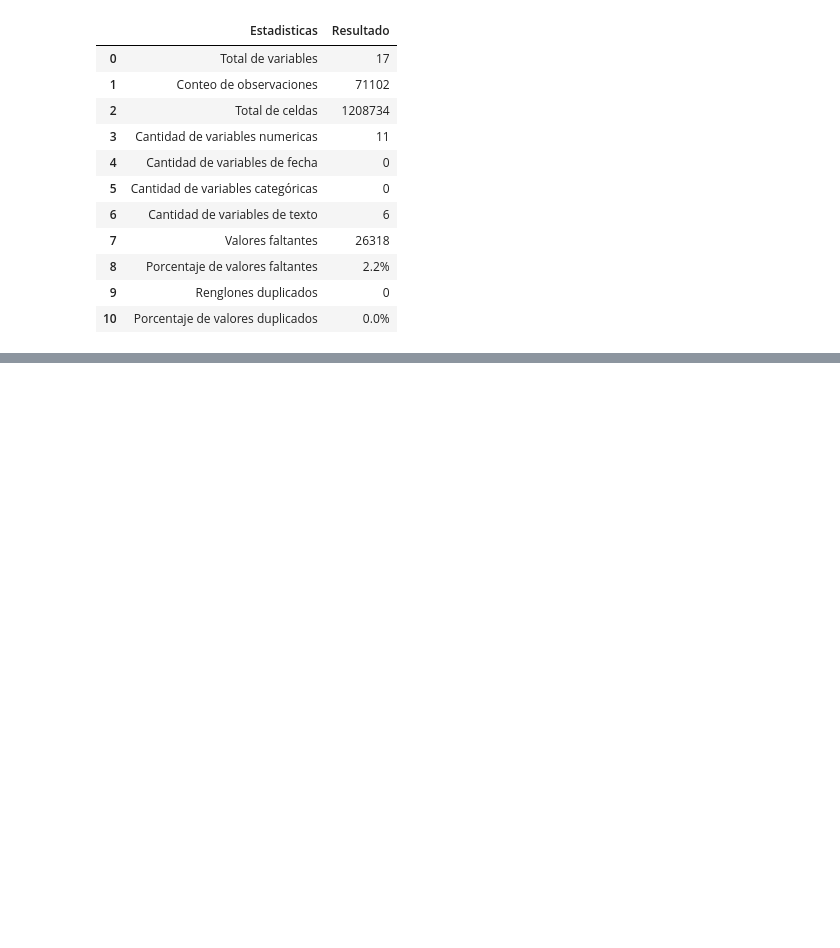
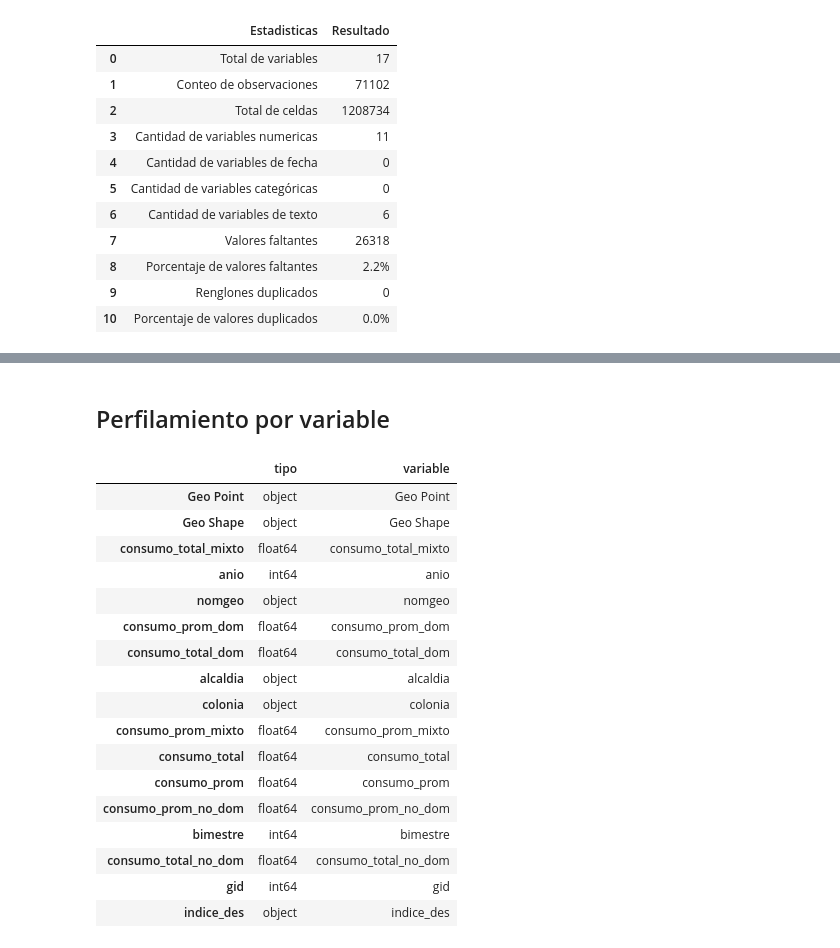
Before and after one commit to rafaelortegar/ids_t2_equipo, a Jupyter notebook: notebooks/perfilamiento_propio.ipynb, the cells around one changed output, grey strips where cells are left out. Drawn from its saved outputs; the diff is of its cells as text; code cells hidden in the pictures; blank space fills up the shorter version.

Commit message:
añadir perfilamiento de numericas

```diff
--- a/notebooks/perfilamiento_propio.ipynb
+++ b/notebooks/perfilamiento_propio.ipynb
@@ -119,0 +186,27 @@ Hay 5 columnas que tienen NA's.
+# %% [markdown]
+## Perfilamiento por variable
+# %%
+# Dividimos variables por tipo de datos
+vars_type = agua.dtypes
+vars_type = pd.DataFrame(vars_type, columns = ['tipo'])
+vars_type['variable']=vars_type.index
+vars_type
+# %% [output]
+|  | tipo | variable |
+| Geo Point | object | Geo Point |
+| Geo Shape | object | Geo Shape |
+| consumo_total_mixto | float64 | consumo_total_mixto |
+| anio | int64 | anio |
+| nomgeo | object | nomgeo |
+| consumo_prom_dom | float64 | consumo_prom_dom |
+| consumo_total_dom | float64 | consumo_total_dom |
+| alcaldia | object | alcaldia |
+| colonia | object | colonia |
+| consumo_prom_mixto | float64 | consumo_prom_mixto |
+| consumo_total | float64 | consumo_total |
+| consumo_prom | float64 | consumo_prom |
+| consumo_prom_no_dom | float64 | consumo_prom_no_dom |
+| bimestre | int64 | bimestre |
+| consumo_total_no_dom | float64 | consumo_total_no_dom |
+| gid | int64 | gid |
+| indice_des | object | indice_des |
```
Also changed, not shown: parts of 28 cells of this notebook.
